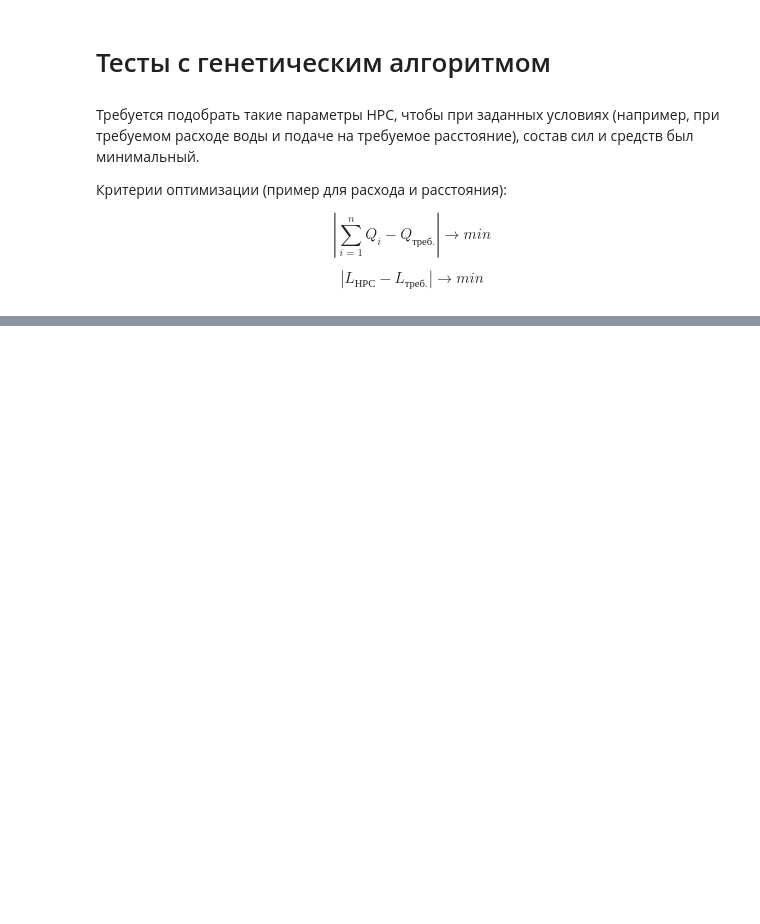
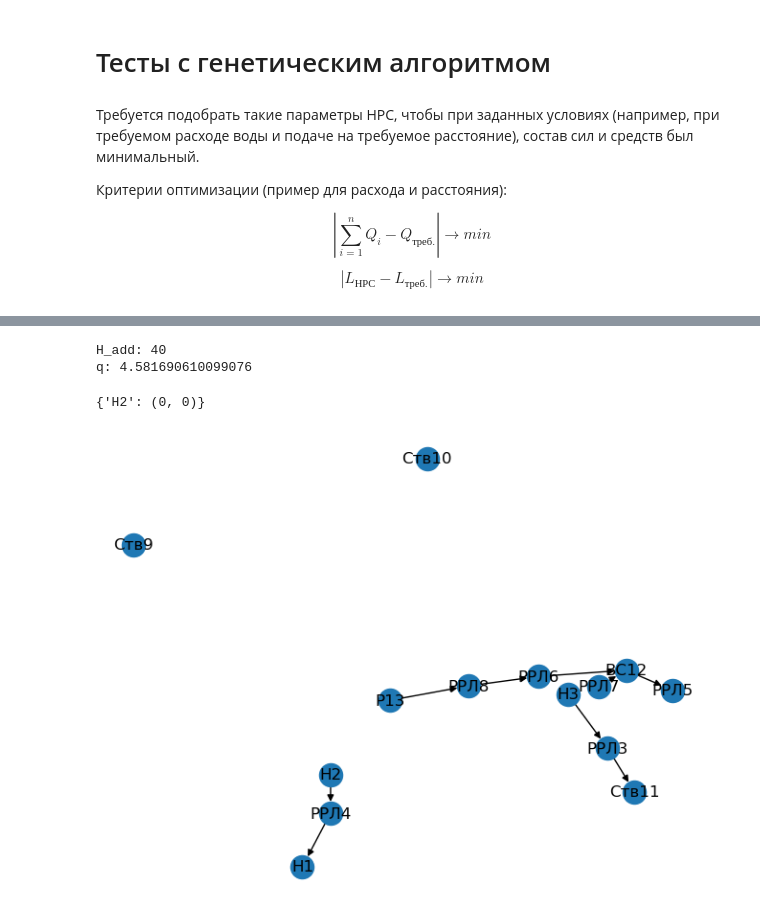
Before and after one commit to Obsidian-pb/NRS_modeller, a Jupyter notebook: workFolder/ga.ipynb, the cells around one changed output, grey strips where cells are left out. Drawn from its saved outputs; the diff is of its cells as text; code cells hidden in the pictures; blank space fills up the shorter version.

```diff
--- a/workFolder/ga.ipynb
+++ b/workFolder/ga.ipynb
@@ -34,0 +419,4 @@ $$
+# %%
+p_nozzleB = NRS_Revision.calc_p(3.7, 40)
+p_nozzleA = NRS_Revision.calc_p(7.4, 40)
+p_nozzleL = NRS_Revision.calc_p(16, 40)
@@ -34,0 +439,21 @@ $$
+# %%
+tmp_list = [e for e in elements_sack]
+
+while len(tmp_list)>0:
+    elmnt = tmp_list.pop(random.randrange(len(tmp_list)))
+    # next_elmnt  = random.choice(elements_sack)
+    elements_for_append = [e for e in elements_sack if e!=elmnt]
+    elmnt.append(random.choice(elements_sack))
+
+# Сборка модели
+model = GA_model('Тест слепой часовщик')
+# model.build(pump, interpretate=True).observersInit()
+# model.addElements([pump, hoseW1, nozzle1], interpretate=True).observersInit()
+model.addElements(elements_sack).check_pumps().interpretate()  #.observersInit()
+
+# Расчет
+model.calc(accuracy=0.05)
+print(model.summaryQ(), end='\n\n')
+
+print('Статус насоса:')
+NRS_Revision.print_element_state(pump, ['H_add', 'q'])
@@ -34,0 +483,5 @@ $$
+# %%
+NRS_Revision.print_element_state(pump, ['H_add', 'q'])
+# %% [output]
+H_add: 40
+q: 4.581690610099076
@@ -34,0 +529,19 @@ $$
+# %%
+pos
+# %% [output]
+{'Н2': (0, 0)}
+# %%
+# Построение графа НРС
+G = nx.DiGraph()
+# Узлы - на каждый элемент
+for elmnt in model.elmnts:
+    G.add_node(elmnt.name, q=elmnt.q)
+# Ребра - на каждую связь
+for elmnt in model.elmnts:
+    for elmnt_next in elmnt.elements_next:
+        G.add_edge(elmnt.name, elmnt_next.name)
+
+nx.draw(G, with_labels=True)
+plt.show()
+# %% [output]
+[figure, added]
```
Also changed, not shown: parts of 20 cells of this notebook, 4 other files.
